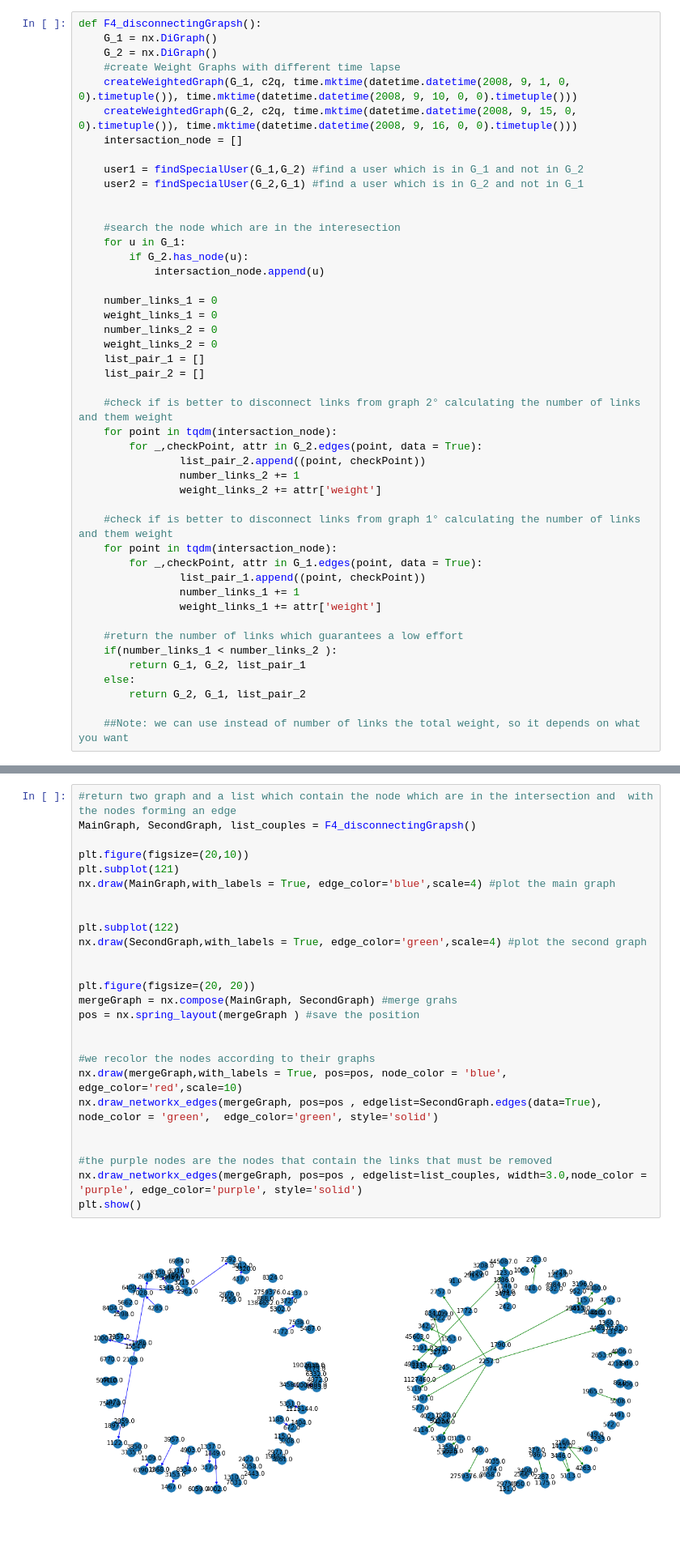
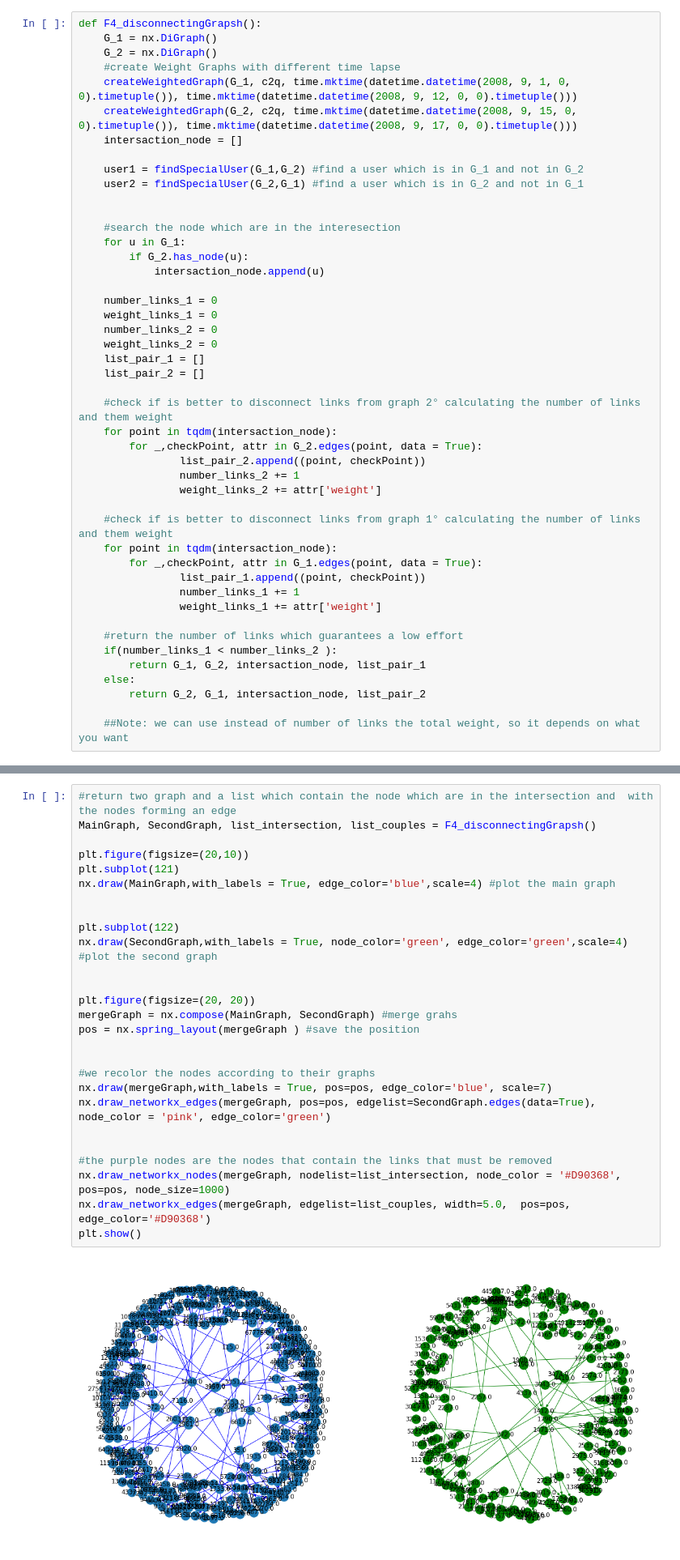
Before and after one commit to cosmin-z/ADM-HW5, a Jupyter notebook: main.ipynb, the cells around one changed output, grey strips where cells are left out. Shown at 81% size. Drawn from its saved outputs; the diff is of its cells as text.

```diff
--- a/main.ipynb
+++ b/main.ipynb
@@ -369,8 +369,8 @@ def F4_disconnectingGrapsh():
     G_1 = nx.DiGraph()
     G_2 = nx.DiGraph()
     #create Weight Graphs with different time lapse
-    createWeightedGraph(G_1, c2q, time.mktime(datetime.datetime(2008, 9, 1, 0, 0).timetuple()), time.mktime(datetime.datetime(2008, 9, 10, 0, 0).timetuple()))
-    createWeightedGraph(G_2, c2q, time.mktime(datetime.datetime(2008, 9, 15, 0, 0).timetuple()), time.mktime(datetime.datetime(2008, 9, 16, 0, 0).timetuple()))
+    createWeightedGraph(G_1, c2q, time.mktime(datetime.datetime(2008, 9, 1, 0, 0).timetuple()), time.mktime(datetime.datetime(2008, 9, 12, 0, 0).timetuple()))
+    createWeightedGraph(G_2, c2q, time.mktime(datetime.datetime(2008, 9, 15, 0, 0).timetuple()), time.mktime(datetime.datetime(2008, 9, 17, 0, 0).timetuple()))
     intersaction_node = []
 
     user1 = findSpecialUser(G_1,G_2) #find a user which is in G_1 and not in G_2
@@ -405,8 +405,8 @@ def F4_disconnectingGrapsh():
 
     #return the number of links which guarantees a low effort
     if(number_links_1 < number_links_2 ):
-        return G_1, G_2, list_pair_1
+        return G_1, G_2, intersaction_node, list_pair_1
     else:
-        return G_2, G_1, list_pair_2
+        return G_2, G_1, intersaction_node, list_pair_2
 
     ##Note: we can use instead of number of links the total weight, so it depends on what you want
@@ -569,29 +575,30 @@ Shortest Ordered Route: (64, [1, 493, 721, 2, 1, 380, 2385, 5, 32])
  ### <i> Visualization 4 - Visualize disconnecting graphs </i>
 # %%
 #return two graph and a list which contain the node which are in the intersection and  with the nodes forming an edge
-MainGraph, SecondGraph, list_couples = F4_disconnectingGrapsh()
+MainGraph, SecondGraph, list_intersection, list_couples = F4_disconnectingGrapsh()
 
 plt.figure(figsize=(20,10))
 plt.subplot(121)
 nx.draw(MainGraph,with_labels = True, edge_color='blue',scale=4) #plot the main graph
 
 
 plt.subplot(122)
-nx.draw(SecondGraph,with_labels = True, edge_color='green',scale=4) #plot the second graph
+nx.draw(SecondGraph,with_labels = True, node_color='green', edge_color='green',scale=4) #plot the second graph
 
 
 plt.figure(figsize=(20, 20))
 mergeGraph = nx.compose(MainGraph, SecondGraph) #merge grahs
 pos = nx.spring_layout(mergeGraph ) #save the position
 
 
 #we recolor the nodes according to their graphs
-nx.draw(mergeGraph,with_labels = True, pos=pos, node_color = 'blue', edge_color='red',scale=10)
-nx.draw_networkx_edges(mergeGraph, pos=pos , edgelist=SecondGraph.edges(data=True), node_color = 'green',  edge_color='green', style='solid')
+nx.draw(mergeGraph,with_labels = True, pos=pos, edge_color='blue', scale=7)
+nx.draw_networkx_edges(mergeGraph, pos=pos, edgelist=SecondGraph.edges(data=True), node_color = 'pink', edge_color='green')
 
 
 #the purple nodes are the nodes that contain the links that must be removed
-nx.draw_networkx_edges(mergeGraph, pos=pos , edgelist=list_couples, width=3.0,node_color = 'purple', edge_color='purple', style='solid')
+nx.draw_networkx_nodes(mergeGraph, nodelist=list_intersection, node_color = '#D90368', pos=pos, node_size=1000)
+nx.draw_networkx_edges(mergeGraph, edgelist=list_couples, width=5.0,  pos=pos, edge_color='#D90368')
 plt.show()
 # %% [output]
-[figure, old version]
+[figure, new version]
```
Also changed, not shown: parts of 3 cells of this notebook.
